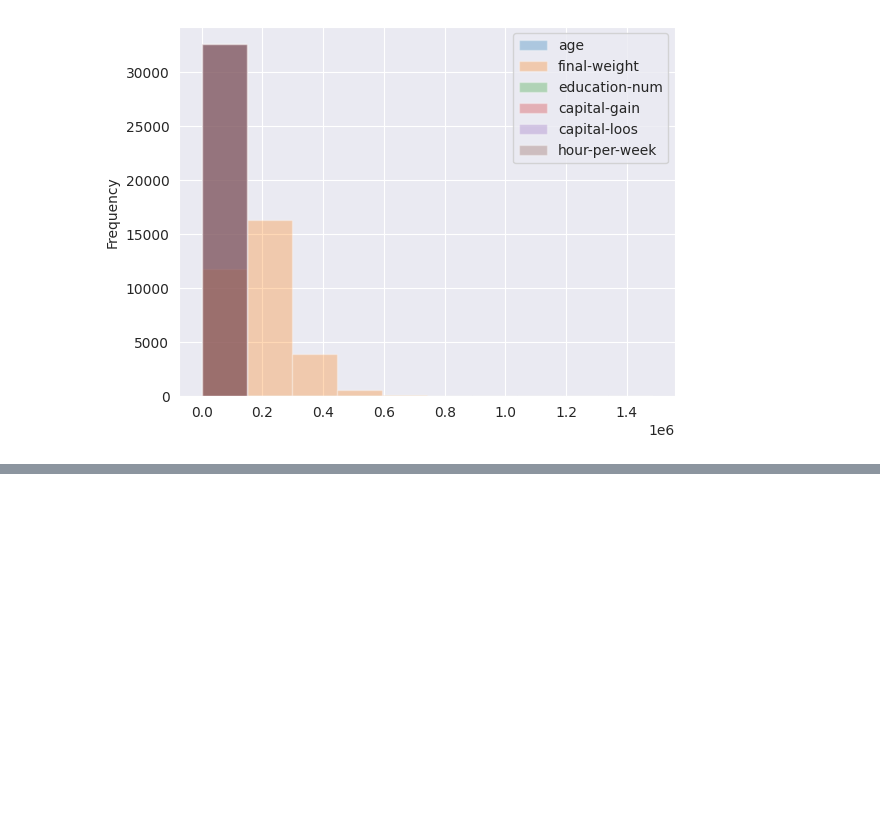
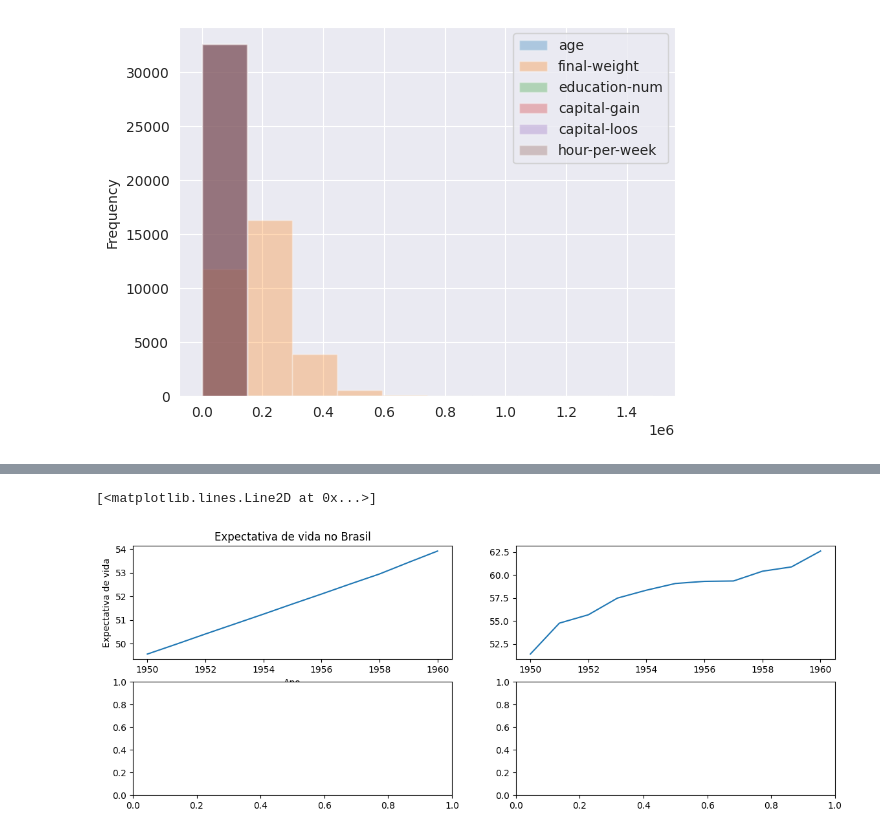
Before and after one commit to DanRelief/DanRelief, a Jupyter notebook: Pandas.ipynb, the cells around one changed output, grey strips where cells are left out. Drawn from its saved outputs; the diff is of its cells as text; code cells hidden in the pictures; blank space fills up the shorter version.

```diff
--- a/Pandas.ipynb
+++ b/Pandas.ipynb
@@ -1342,0 +1414,14 @@ plot.figure.savefig("histograma.png") #salvando o gráfico gerado com o nome esc
+# %%
+figure, axes= plt.subplots(nrows=2, ncols=2, figsize=(14,5)) #definindo n de lihas e colunas e o tamanho da figura. agora o n de linhas é 2, e o dados passam e se comportar como uma matriz
+
+axes[0][0].plot(df_brazil['Year'], df_brazil['Life Expectancy']) #plotando o eixo x como sendo o ano e o y como sendo a expectativa
+axes[0][0].set_xlabel('Ano')
+axes[0][0].set_ylabel('Expectativa de vida') #colocando título do x e no y
+axes[0][0].set_title('Expectativa de vida no Brasil') #título do gráfico
+
+axes[0][1].plot(df_eua['Year'], df_eua['Life Expectancy'])
+
+# os dados vão de [0][0] a [1][1]
+# %% [output]
+[<matplotlib.lines.Line2D at 0x...>]
+[figure, added]
```
Also changed, not shown: parts of 12 cells of this notebook.
